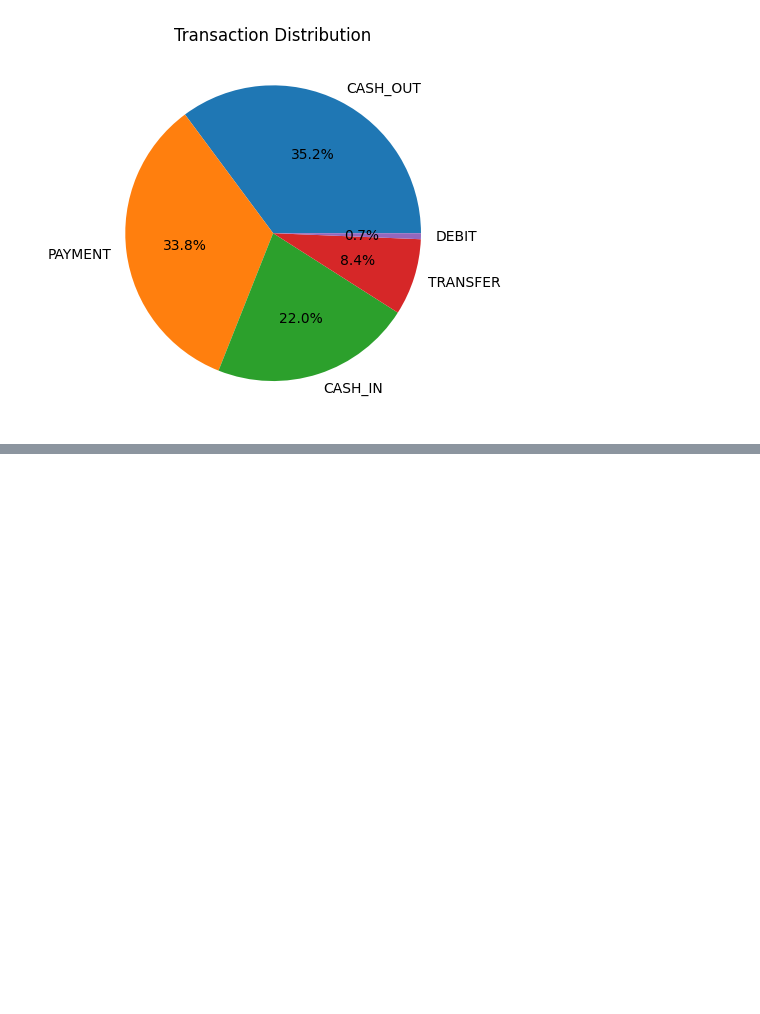
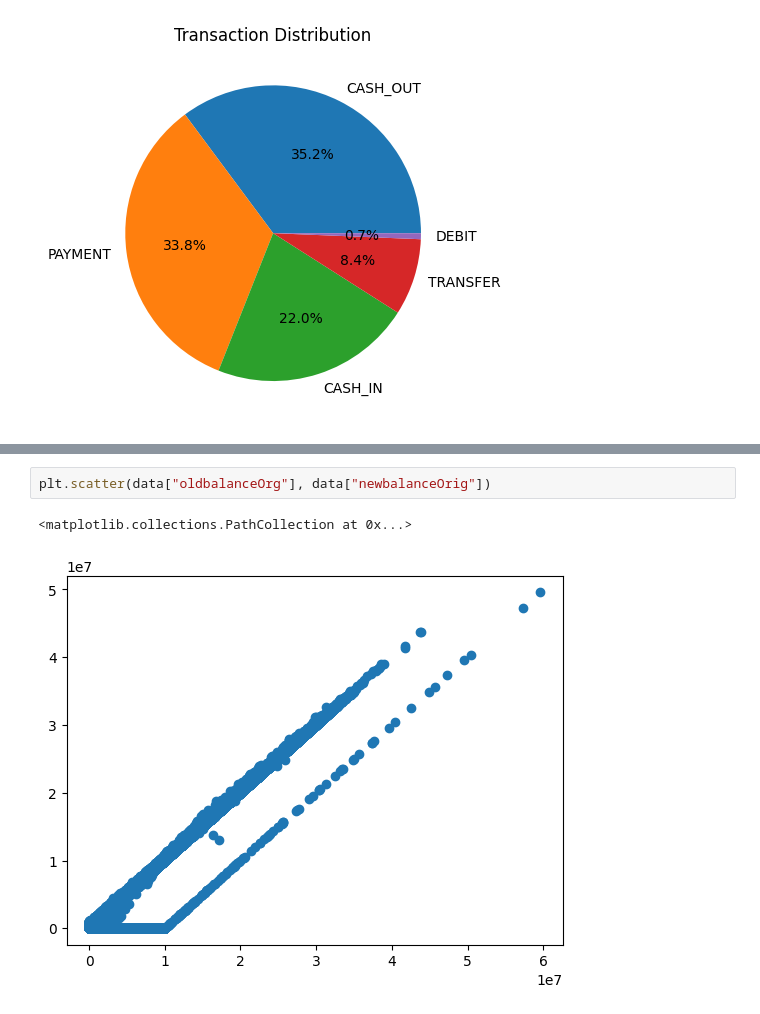
Before and after one commit to CZhakshylykova/MM0004-falcon-eye, a Jupyter notebook: submissions/sds-members/cholpon-zhakshylyova/cholpon_zhakshylykova_finfraud_mission.ipynb, the cells around one changed output, grey strips where cells are left out. Drawn from its saved outputs; the diff is of its cells as text; blank space fills up the shorter version.

```diff
--- a/submissions/sds-members/cholpon-zhakshylyova/cholpon_zhakshylykova_finfraud_mission.ipynb
+++ b/submissions/sds-members/cholpon-zhakshylyova/cholpon_zhakshylykova_finfraud_mission.ipynb
@@ -142,0 +156,5 @@ data.head()
+# %%
+plt.scatter(data["oldbalanceOrg"], data["newbalanceOrig"])
+# %% [output]
+<matplotlib.collections.PathCollection at 0x...>
+[figure, added]
```
Also changed, not shown: parts of 6 cells of this notebook.
